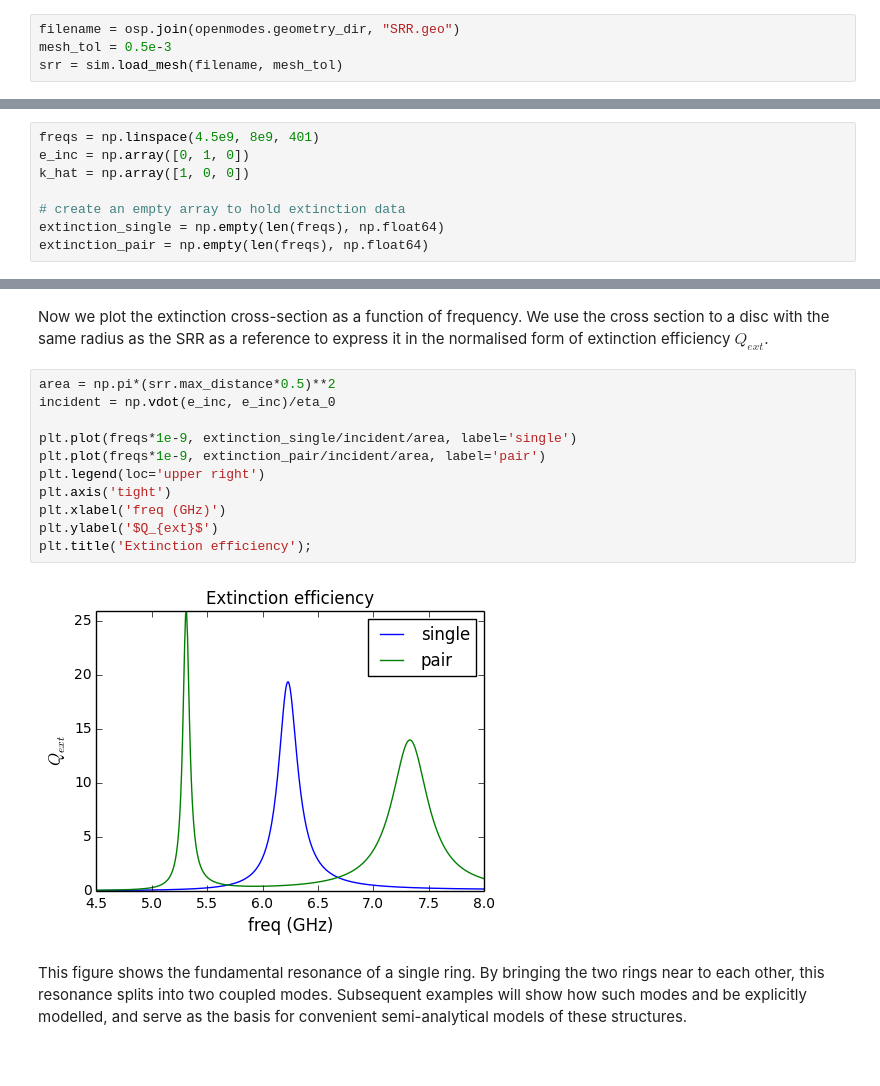
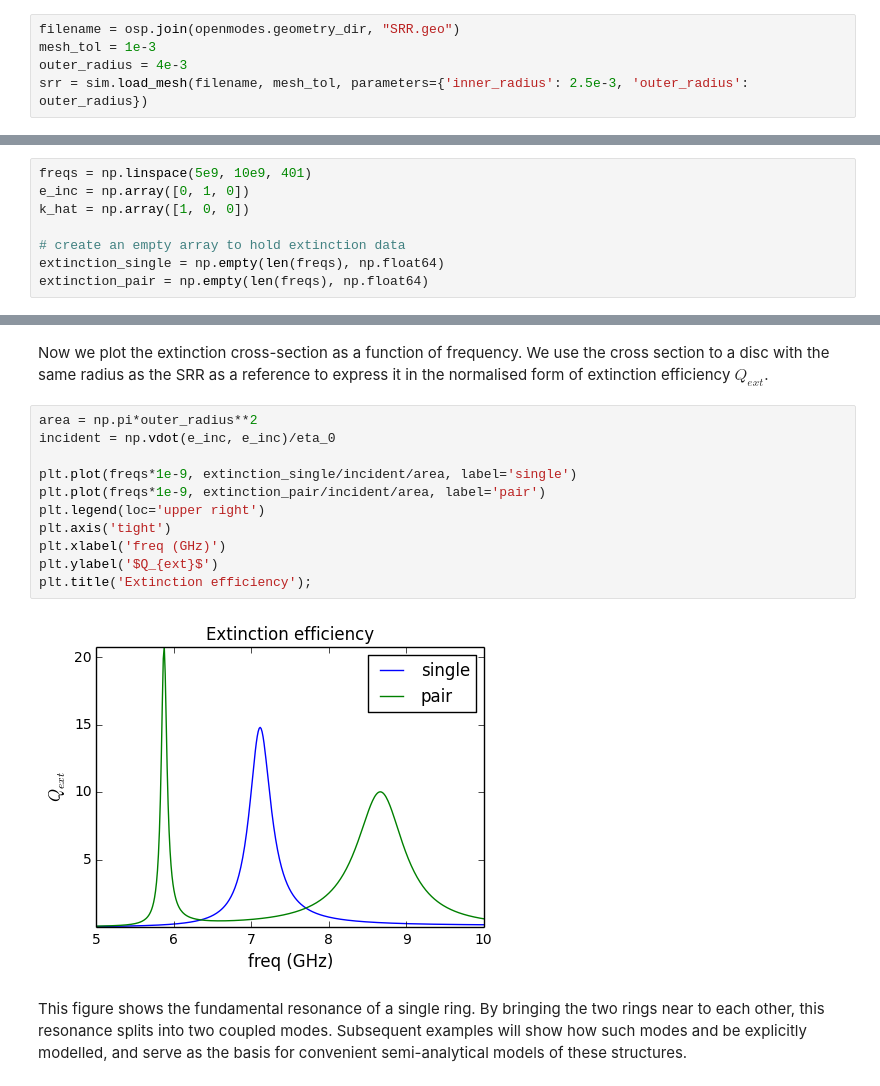
Before and after one commit to DavidPowell/OpenModes, a Jupyter notebook: examples/example1.ipynb, the cells around one changed output, grey strips where cells are left out. Cells and saved outputs as stored; diff of their text form.

```diff
--- a/examples/example1.ipynb
+++ b/examples/example1.ipynb
@@ -33,8 +33,9 @@ Next we load the geometry file. This geometry file is written in the scripting l
 The mesh density may be specified in the geometry file, but can be over-ridden with the parameter `mesh_tol`. Be careful with this parameter, setting it too small can result in very long computations.
 # %%
 filename = osp.join(openmodes.geometry_dir, "SRR.geo")
-mesh_tol = 0.5e-3
-srr = sim.load_mesh(filename, mesh_tol)
+mesh_tol = 1e-3
+outer_radius = 4e-3
+srr = sim.load_mesh(filename, mesh_tol, parameters={'inner_radius': 2.5e-3, 'outer_radius': outer_radius})
 # %% [markdown]
 Now we place the parts within the simulation. By default the parts are placed at the origin, so after placement we need to move one of them to the desired distance from the other. Before moving the second ring, it is rotated $180^\circ$ to create a broadside-coupled configuration.
 # %%
@@ -51,7 +52,7 @@ plot_parts(sim.parts, view_angles=(50, 70))
 # %% [markdown]
 We will calculate the extinction cross section for this pair of SRRs, assuming that they are perfectly conducting. We want to excite it with a $y$ polarised plane wave, propagating in the $x$ direction. We will calculate at 201 frequencies between 4.5 and 8 GHz.
 # %%
-freqs = np.linspace(4.5e9, 8e9, 401)
+freqs = np.linspace(5e9, 10e9, 401)
 e_inc = np.array([0, 1, 0])
 k_hat = np.array([1, 0, 0])
 
@@ -79,17 +80,17 @@ for freq_count, s in sim.iter_freqs(freqs, log_skip=50):
 # %% [markdown]
 Now we plot the extinction cross-section as a function of frequency. We use the cross section to a disc with the same radius as the SRR as a reference to express it in the normalised form of extinction efficiency $Q_{ext}$.
 # %%
-area = np.pi*(srr.max_distance*0.5)**2
+area = np.pi*outer_radius**2
 incident = np.vdot(e_inc, e_inc)/eta_0
 
 plt.plot(freqs*1e-9, extinction_single/incident/area, label='single')
 plt.plot(freqs*1e-9, extinction_pair/incident/area, label='pair')
 plt.legend(loc='upper right')
 plt.axis('tight')
 plt.xlabel('freq (GHz)')
 plt.ylabel('$Q_{ext}$')
 plt.title('Extinction efficiency');
 # %% [output]
-[figure, old version]
+[figure, new version]
 # %% [markdown]
 This figure shows the fundamental resonance of a single ring. By bringing the two rings near to each other, this resonance splits into two coupled modes. Subsequent examples will show how such modes and be explicitly modelled, and serve as the basis for convenient semi-analytical models of these structures.
```
Also changed, not shown: parts of 1 cell of this notebook, 3 other files.
